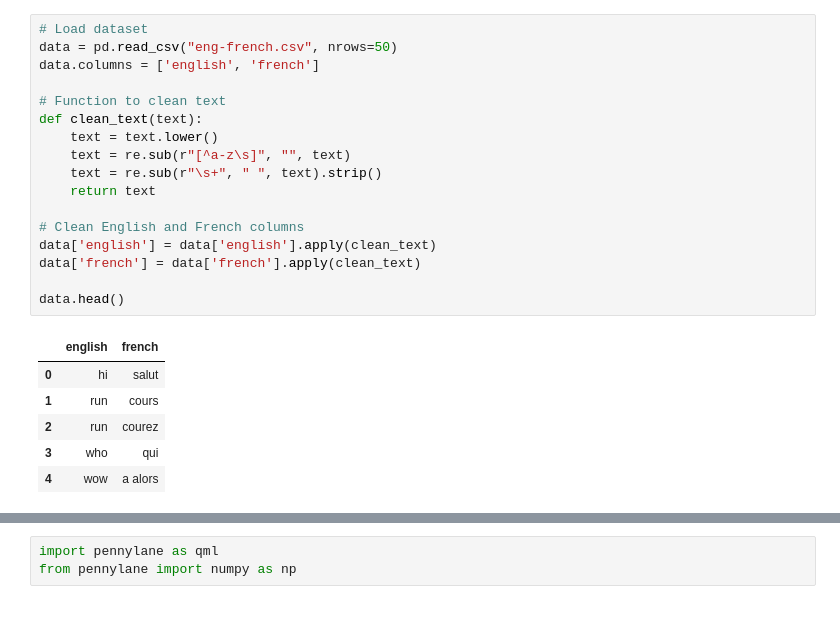
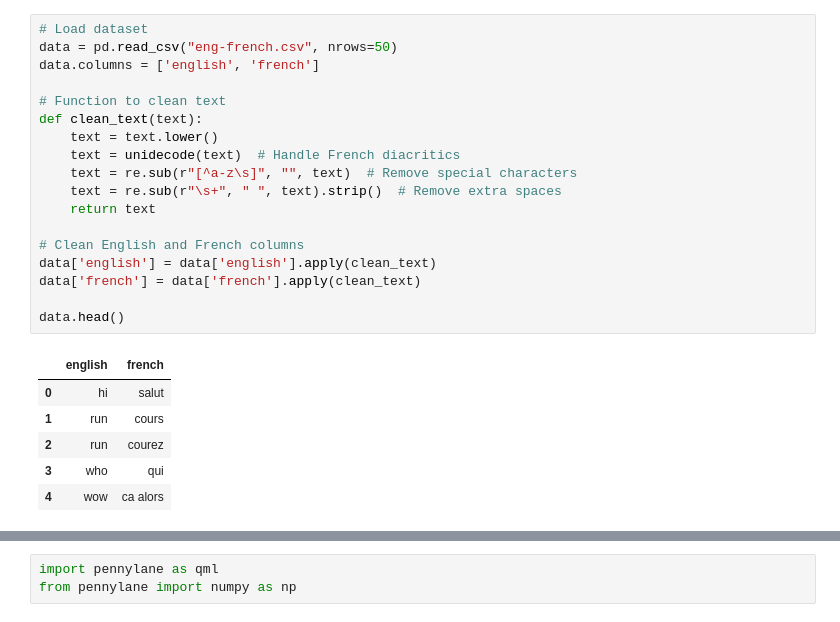
Before and after one commit to hareem-siraj/English-French-Machine-Translation-Using-QNLP, a Jupyter notebook: code.ipynb, the cells around one changed output, grey strips where cells are left out. Drawn from its saved outputs; the diff is of its cells as text.

```diff
--- a/code.ipynb
+++ b/code.ipynb
@@ -35,27 +36,28 @@ You can now load the package via spacy.load('fr_core_news_sm')
 # %%
 # Load dataset
 data = pd.read_csv("eng-french.csv", nrows=50)
 data.columns = ['english', 'french']
 
 # Function to clean text
 def clean_text(text):
     text = text.lower()
-    text = re.sub(r"[^a-z\s]", "", text)
-    text = re.sub(r"\s+", " ", text).strip()
+    text = unidecode(text)  # Handle French diacritics
+    text = re.sub(r"[^a-z\s]", "", text)  # Remove special characters
+    text = re.sub(r"\s+", " ", text).strip()  # Remove extra spaces
     return text
 
 # Clean English and French columns
 data['english'] = data['english'].apply(clean_text)
 data['french'] = data['french'].apply(clean_text)
 
 data.head()
 # %% [output]
 |  | english | french |
 | 0 | hi | salut |
 | 1 | run | cours |
 | 2 | run | courez |
 | 3 | who | qui |
-| 4 | wow | a alors |
+| 4 | wow | ca alors |
 # %%
 # Sub-word tokenization using pre-trained tokenizer
 tokenizer = AutoTokenizer.from_pretrained("bert-base-uncased")
```
Also changed, not shown: parts of 10 cells of this notebook.
